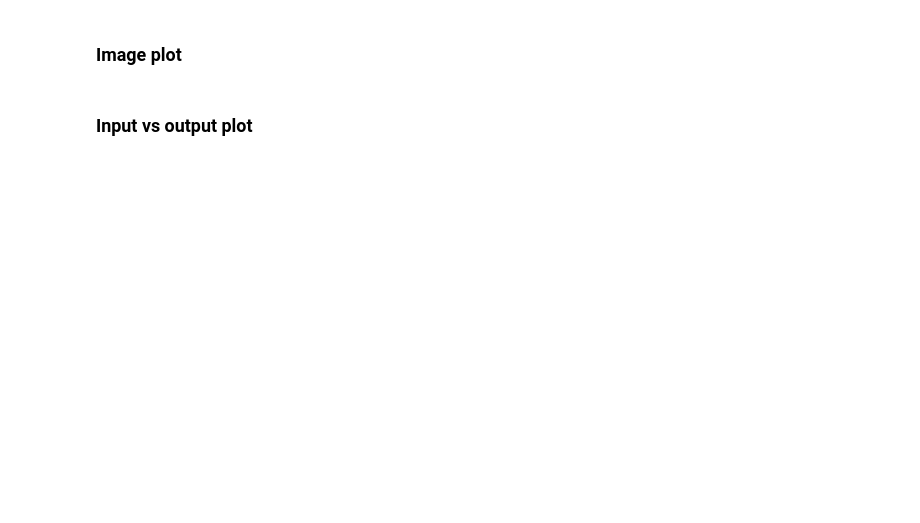
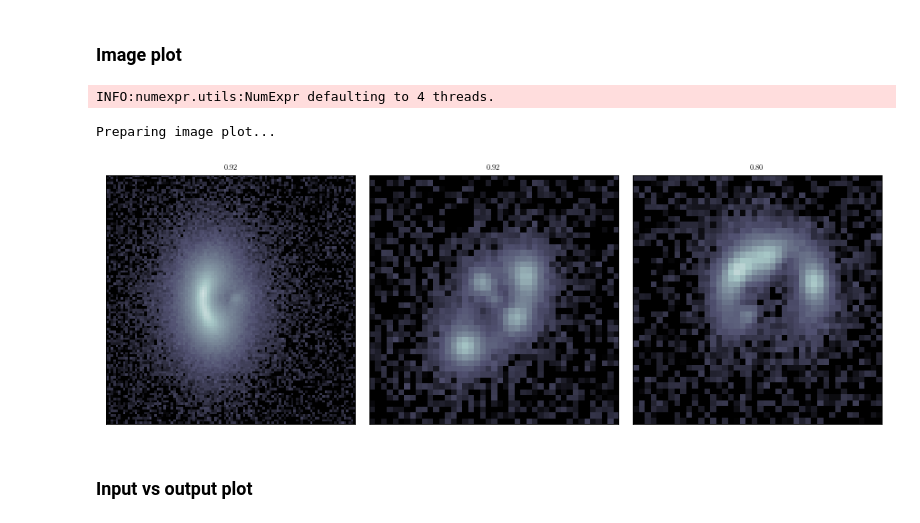
Before and after one commit to nataliehogg/analosis, a Jupyter notebook: analosis/notebooks/analosis_notebook.ipynb, the cells around one changed output. Drawn from its saved outputs; the diff is of its cells as text; code cells hidden in the pictures; blank space fills up the shorter version.

```diff
--- a/analosis/notebooks/analosis_notebook.ipynb
+++ b/analosis/notebooks/analosis_notebook.ipynb
@@ -48,7 +48,8 @@ settings = {'scenario': 'composite lens',
             'complexity': 'perfect minimal',
             'lens_light': False,
             'number_of_images': 3,
-            'MCMC': False,
+            'MCMC': True,
+            'job_name': 'test',
             'n_burn': 1,
             'n_run': 1}
 
@@ -77,7 +104,11 @@ path = result.pathfinder()
 # %% [markdown]
 ### Image plot
 # %%
-# p.image_plot(path, settings['number_of_images'], number_of_columns=3)
+p.image_plot(path, settings, number_of_columns=3)
+# %% [output]
+INFO:numexpr.utils:NumExpr defaulting to 4 threads.
+Preparing image plot...
+[figure, added]
 # %% [markdown]
 ### Input vs output plot
 # %%
```
Also changed, not shown: parts of 2 cells of this notebook, 2 other files.
